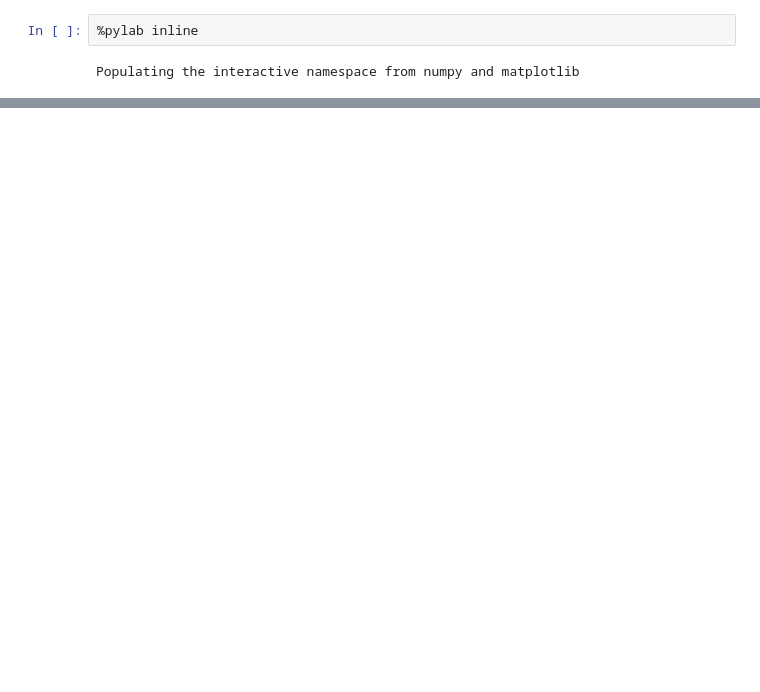
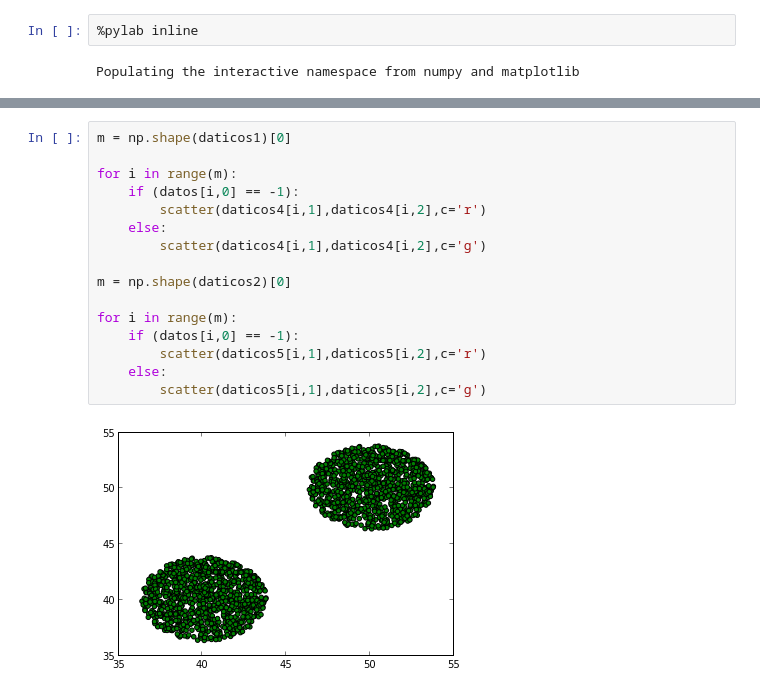
Before and after one commit to JuanRAlvarez/Tarea-6, a Jupyter notebook: Punto-3/Graphs.ipynb, the cells around one changed output, grey strips where cells are left out. Cells and saved outputs as stored; diff of their text form; blank space fills up the shorter version.

```diff
--- a/Punto-3/Graphs.ipynb
+++ b/Punto-3/Graphs.ipynb
@@ -4,0 +54,18 @@ Populating the interactive namespace from numpy and matplotlib
+# %%
+m = np.shape(daticos1)[0]
+
+for i in range(m):
+    if (datos[i,0] == -1):
+        scatter(daticos4[i,1],daticos4[i,2],c='r')
+    else:
+        scatter(daticos4[i,1],daticos4[i,2],c='g')
+
+m = np.shape(daticos2)[0]
+
+for i in range(m):
+    if (datos[i,0] == -1):
+        scatter(daticos5[i,1],daticos5[i,2],c='r')
+    else:
+        scatter(daticos5[i,1],daticos5[i,2],c='g')
+# %% [output]
+[figure, added]
```
Also changed, not shown: parts of 7 cells of this notebook, 21 other files.
